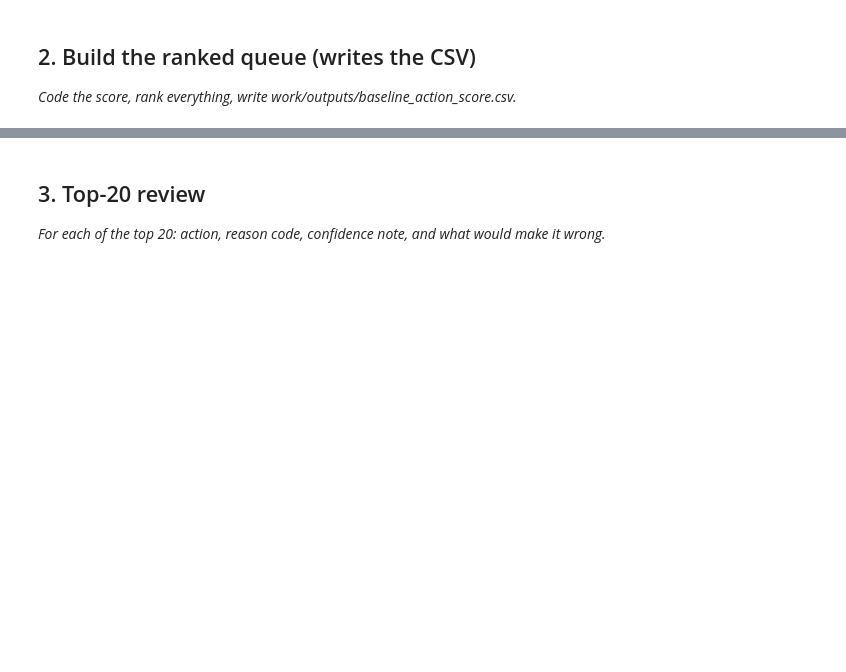
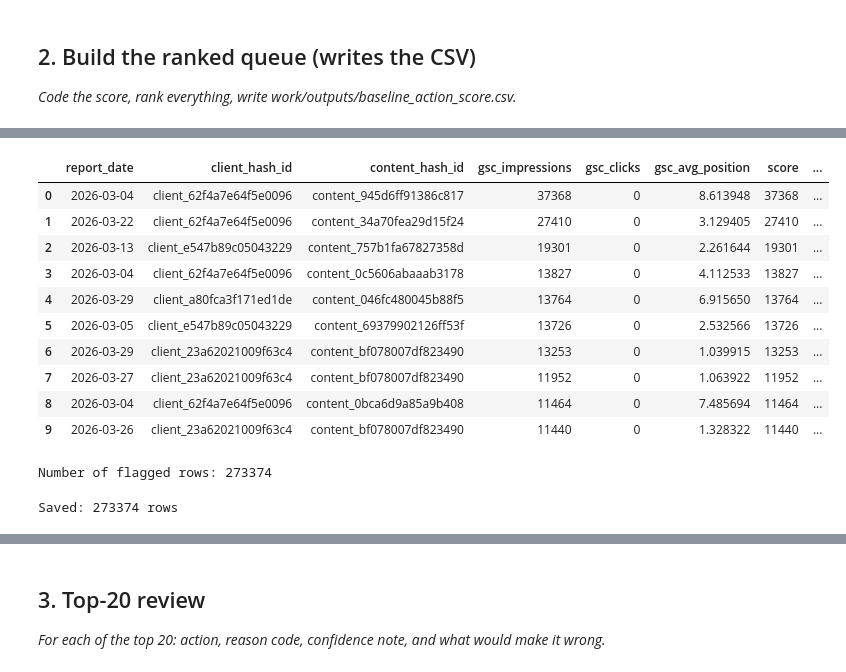
Before and after one commit to muska123-web/FlyRank-AI-Internship, a Jupyter notebook: work/notebooks/w04_baseline_score.ipynb, the cells around one changed output, grey strips where cells are left out. Cells and saved outputs as stored; diff of their text form; code cells hidden in the pictures; blank space fills up the shorter version.

```diff
--- a/work/notebooks/w04_baseline_score.ipynb
+++ b/work/notebooks/w04_baseline_score.ipynb
@@ -211,0 +650,40 @@ print(grain_check_content_only)
+# %%
+flagged_queue = baseline_queue[
+    baseline_queue["action_label"] == "review_ctr"
+].copy()
+
+flagged_queue = flagged_queue.sort_values(
+    "score",
+    ascending=False
+).reset_index(drop=True)
+
+flagged_queue.head(10)
+# %% [output]
+|  | report_date | client_hash_id | content_hash_id | gsc_impressions | gsc_clicks | gsc_avg_position | score | ... |
+| 0 | 2026-03-04 | client_62f4a7e64f5e0096 | content_945d6ff91386c817 | 37368 | 0 | 8.613948 | 37368 | ... |
+| 1 | 2026-03-22 | client_62f4a7e64f5e0096 | content_34a70fea29d15f24 | 27410 | 0 | 3.129405 | 27410 | ... |
+| 2 | 2026-03-13 | client_e547b89c05043229 | content_757b1fa67827358d | 19301 | 0 | 2.261644 | 19301 | ... |
+| 3 | 2026-03-04 | client_62f4a7e64f5e0096 | content_0c5606abaaab3178 | 13827 | 0 | 4.112533 | 13827 | ... |
+| 4 | 2026-03-29 | client_a80fca3f171ed1de | content_046fc480045b88f5 | 13764 | 0 | 6.915650 | 13764 | ... |
+| 5 | 2026-03-05 | client_e547b89c05043229 | content_69379902126ff53f | 13726 | 0 | 2.532566 | 13726 | ... |
+| 6 | 2026-03-29 | client_23a62021009f63c4 | content_bf078007df823490 | 13253 | 0 | 1.039915 | 13253 | ... |
+| 7 | 2026-03-27 | client_23a62021009f63c4 | content_bf078007df823490 | 11952 | 0 | 1.063922 | 11952 | ... |
+| 8 | 2026-03-04 | client_62f4a7e64f5e0096 | content_0bca6d9a85a9b408 | 11464 | 0 | 7.485694 | 11464 | ... |
+| 9 | 2026-03-26 | client_23a62021009f63c4 | content_bf078007df823490 | 11440 | 0 | 1.328322 | 11440 | ... |
+# %%
+print("Number of flagged rows:", len(flagged_queue))
+# %% [output]
+Number of flagged rows: 273374
+# %%
+import os
+
+os.makedirs("work/outputs", exist_ok=True)
+
+flagged_queue.to_csv(
+    "work/outputs/baseline_action_score.csv",
+    index=False
+)
+
+print("Saved:", len(flagged_queue), "rows")
+# %% [output]
+Saved: 273374 rows
```
Also changed, not shown: parts of 25 cells of this notebook.
